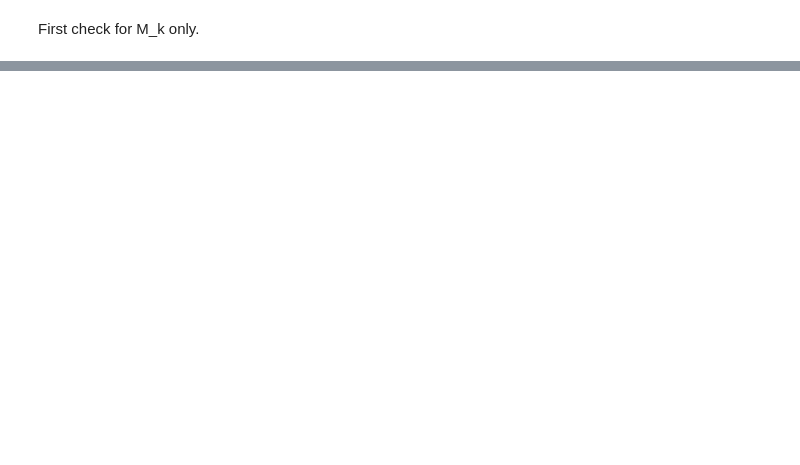
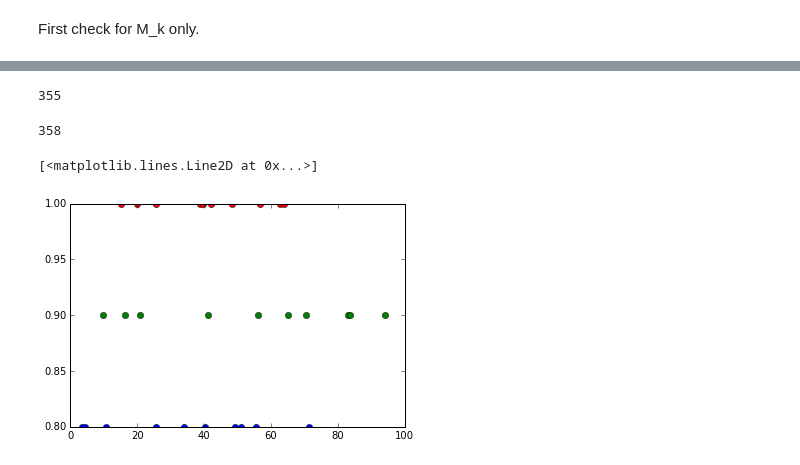
Before and after one commit to emaadmanzoor/GLM_PythonModules, a Jupyter notebook: notebooks/simSpikes_testing.ipynb, the cells around one changed output, grey strips where cells are left out. Drawn from its saved outputs; the diff is of its cells as text; code cells hidden in the pictures; blank space fills up the shorter version.

Commit message:
added verification of simSpikesMultiple - later need to compare with explicit values from Octave

```diff
--- a/notebooks/simSpikes_testing.ipynb
+++ b/notebooks/simSpikes_testing.ipynb
@@ -70,7 +68,7 @@ M_h = lk.construct_M_h(tsp,H_orth,dt,Stim)
 # %% [markdown]
 Combining $M_k$, $M_h$ and $\textbf{1}$ into one covariate matrix:
 # %%
-M = np.hstack((M_k,M_h,np.ones((M_h.shape[0],1))))
+# M = np.hstack((M_k,M_h,np.ones((M_h.shape[0],1))))
 M = np.hstack((M_k,np.ones((M_k.shape[0],1))))
 # %%
 coeff_k0 = np.array([ 0.061453,0.284916,0.860335,1.256983,0.910615,0.488660,-0.887091,0.097441,0.026607,-0.090147])
@@ -141,0 +126,4 @@ print(H.shape)
+# %%
+# create the list of coefficients for each neuron
+
+coeff_list = [np.hstack((coeff_k0,3,coeff_h0,coeff_h0,coeff_h0)),np.hstack((coeff_k0,3,coeff_h0,coeff_h0,coeff_h0)),np.hstack((coeff_k0,3,coeff_h0,coeff_h0,coeff_h0))]
@@ -141,0 +134,2 @@ print(H.shape)
+# %%
+tsp_sim = auxfun.simSpikesMultiple(coeff_list,M,H,ht_domain,dt = 0.01)
@@ -141,0 +154,15 @@ print(H.shape)
+# %%
+len(tsp_sim[1])
+# %% [output]
+355
+# %%
+len(tsp_sim[2])
+# %% [output]
+358
+# %%
+plt.plot(tsp_sim[0][:10],np.ones(len(tsp_sim[0][:10])),'ro')
+plt.plot(tsp_sim[1][:10],0.9*np.ones(len(tsp_sim[1][:10])),'go')
+plt.plot(tsp_sim[2][:10],0.8*np.ones(len(tsp_sim[2][:10])),'bo')
+# %% [output]
+[<matplotlib.lines.Line2D at 0x...>]
+[figure, added]
```
Also changed, not shown: parts of 11 cells of this notebook, 3 other files.
